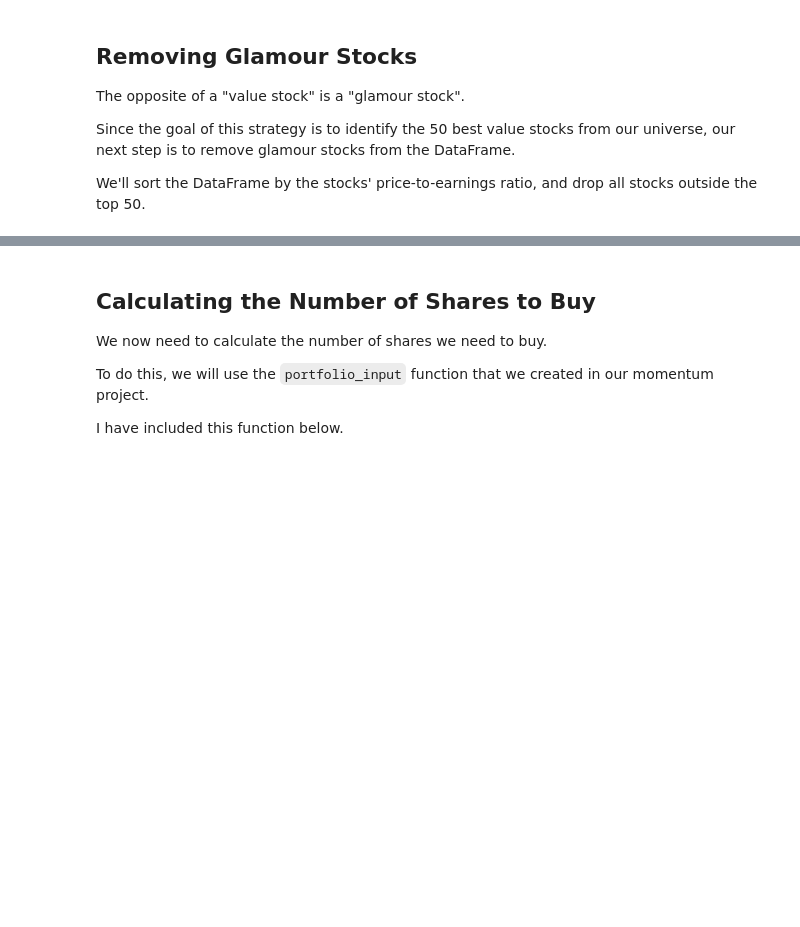
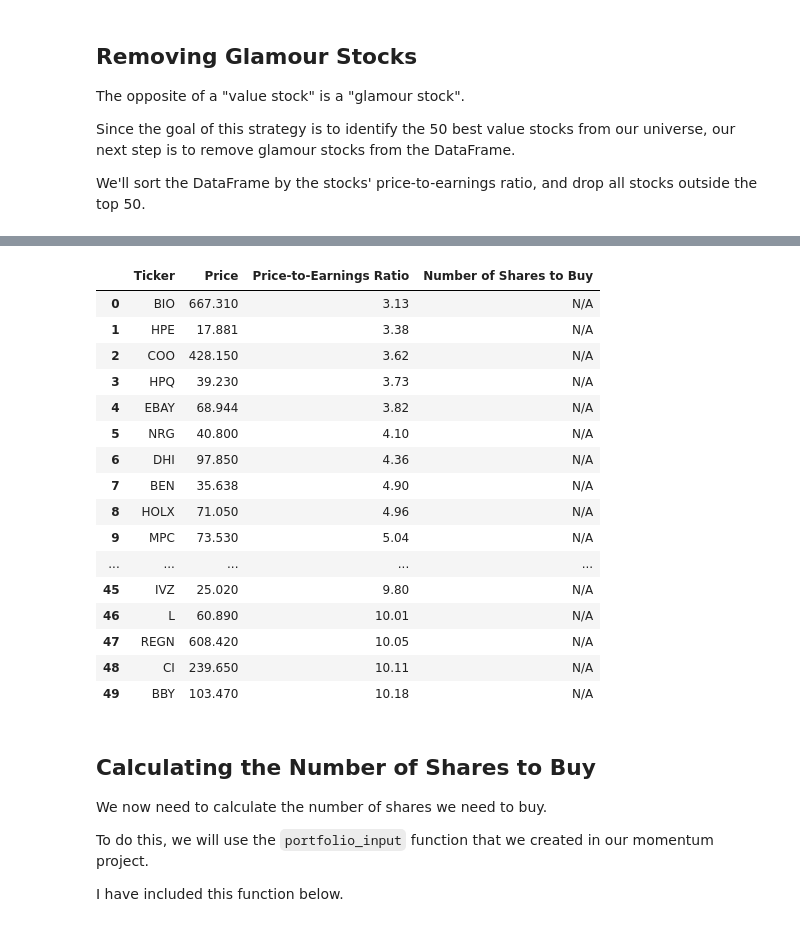
Before and after one commit to jahatef/Algorithmic-Trading-Tutorial, a Jupyter notebook: starter_files/003_quantitative_value_strategy.ipynb, the cells around one changed output, grey strips where cells are left out. Saved outputs shown, nothing was run; the diff lists cells and outputs as text; code cells hidden in the pictures; blank space fills up the shorter version.

```diff
--- a/starter_files/003_quantitative_value_strategy.ipynb
+++ b/starter_files/003_quantitative_value_strategy.ipynb
@@ -114,3 +88,29 @@ We'll sort the DataFrame by the stocks' price-to-earnings ratio, and drop all st
+# %%
+final_dataframe.sort_values('Price-to-Earnings Ratio', inplace = True)
+
+final_dataframe = final_dataframe[final_dataframe['Price-to-Earnings Ratio'] > 0]
+final_dataframe = final_dataframe[:50]
+final_dataframe.reset_index(inplace=True)
+final_dataframe.drop('index', axis = 1, inplace = True)
+final_dataframe
+# %% [output]
+|  | Ticker | Price | Price-to-Earnings Ratio | Number of Shares to Buy |
+| 0 | BIO | 667.310 | 3.13 | N/A |
+| 1 | HPE | 17.881 | 3.38 | N/A |
+| 2 | COO | 428.150 | 3.62 | N/A |
+| 3 | HPQ | 39.230 | 3.73 | N/A |
+| 4 | EBAY | 68.944 | 3.82 | N/A |
+| 5 | NRG | 40.800 | 4.10 | N/A |
+| 6 | DHI | 97.850 | 4.36 | N/A |
+| 7 | BEN | 35.638 | 4.90 | N/A |
+| 8 | HOLX | 71.050 | 4.96 | N/A |
+| 9 | MPC | 73.530 | 5.04 | N/A |
+| ... | ... | ... | ... | ... |
+| 45 | IVZ | 25.020 | 9.80 | N/A |
+| 46 | L | 60.890 | 10.01 | N/A |
+| 47 | REGN | 608.420 | 10.05 | N/A |
+| 48 | CI | 239.650 | 10.11 | N/A |
+| 49 | BBY | 103.470 | 10.18 | N/A |
 # %% [markdown]
 ## Calculating the Number of Shares to Buy
 We now need to calculate the number of shares we need to buy.
```
Also changed, not shown: parts of 36 cells of this notebook, 2 other files.
